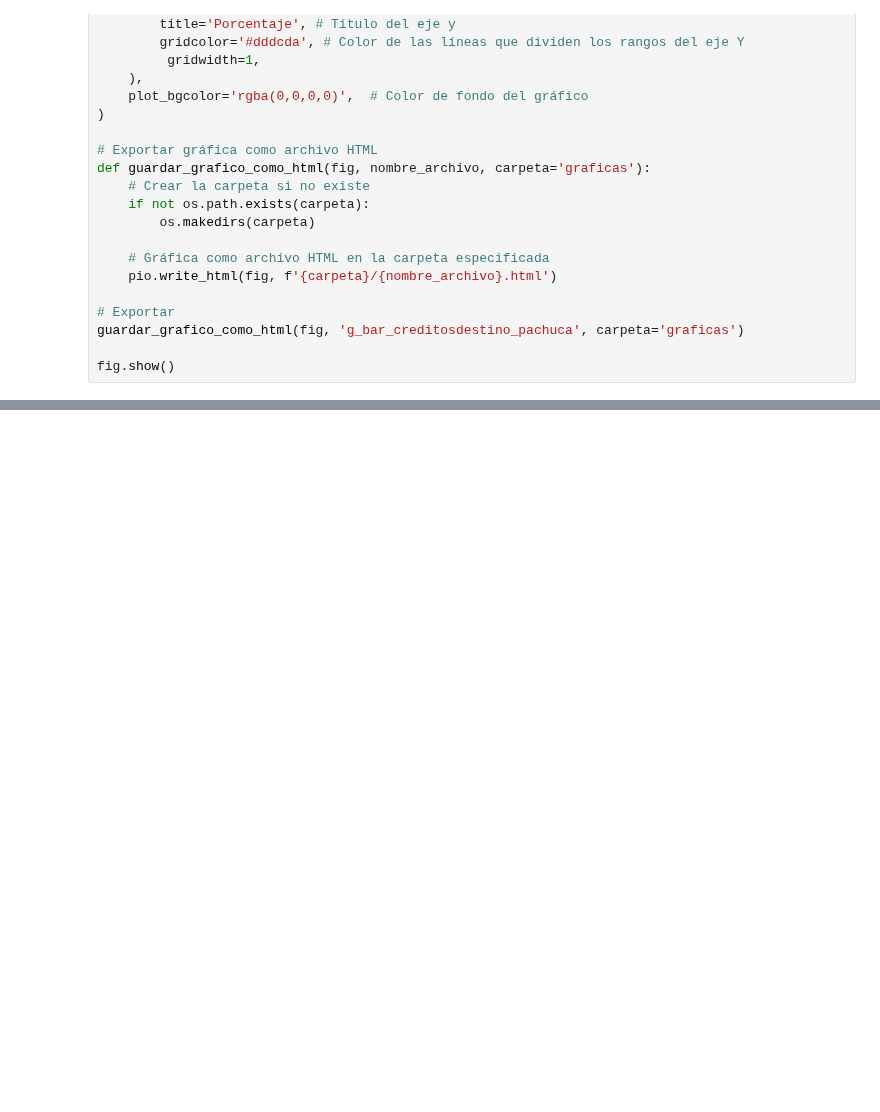
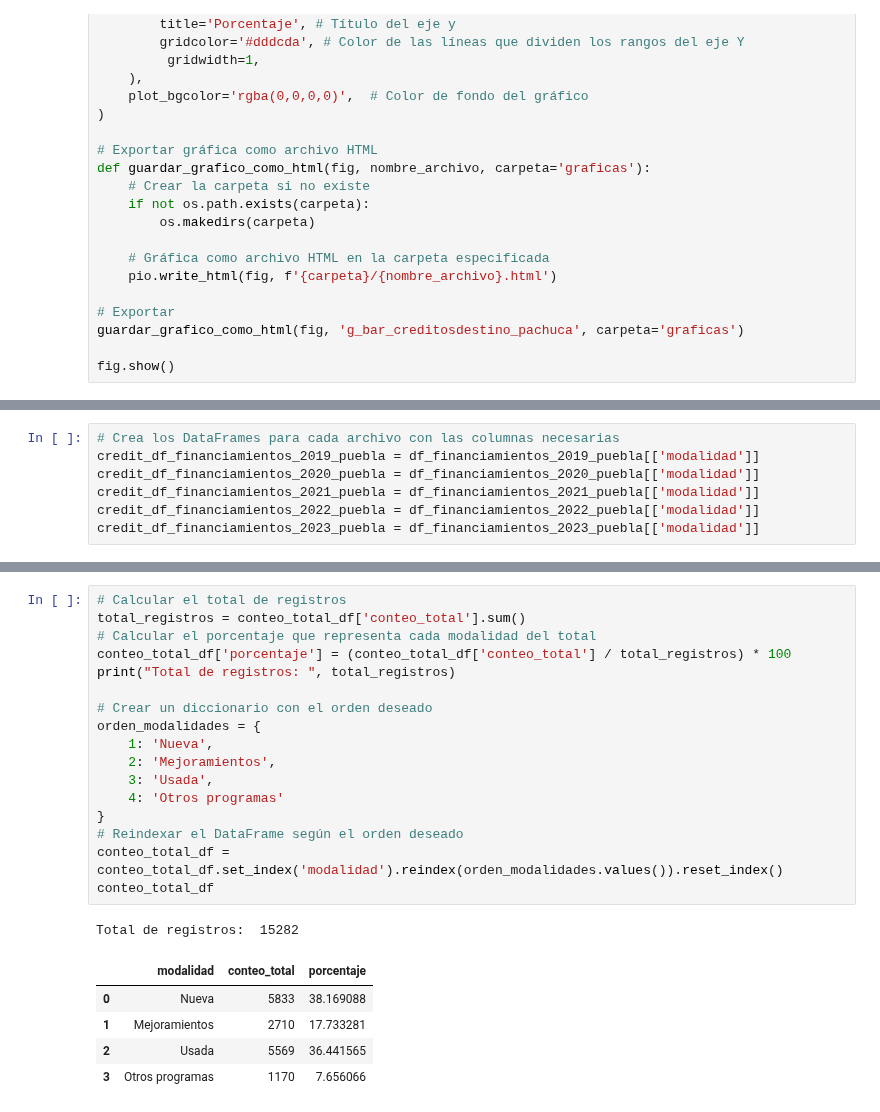
Before and after one commit to MiguelDWT4toCreativo/Datalpine, a Jupyter notebook: resources/jupyter/creditos.ipynb, the cells around one changed output, grey strips where cells are left out. Saved outputs shown, nothing was run; the diff lists cells and outputs as text; blank space fills up the shorter version.

```diff
--- a/resources/jupyter/creditos.ipynb
+++ b/resources/jupyter/creditos.ipynb
@@ -418,0 +539,7 @@ fig.show()
+# %%
+# Crea los DataFrames para cada archivo con las columnas necesarias
+credit_df_financiamientos_2019_puebla = df_financiamientos_2019_puebla[['modalidad']]
+credit_df_financiamientos_2020_puebla = df_financiamientos_2020_puebla[['modalidad']]
+credit_df_financiamientos_2021_puebla = df_financiamientos_2021_puebla[['modalidad']]
+credit_df_financiamientos_2022_puebla = df_financiamientos_2022_puebla[['modalidad']]
+credit_df_financiamientos_2023_puebla = df_financiamientos_2023_puebla[['modalidad']]
@@ -418,0 +583,24 @@ fig.show()
+# %%
+# Calcular el total de registros
+total_registros = conteo_total_df['conteo_total'].sum()
+# Calcular el porcentaje que representa cada modalidad del total
+conteo_total_df['porcentaje'] = (conteo_total_df['conteo_total'] / total_registros) * 100
+print("Total de registros: ", total_registros)
+
+# Crear un diccionario con el orden deseado
+orden_modalidades = {
+    1: 'Nueva',
+    2: 'Mejoramientos',
+    3: 'Usada',
+    4: 'Otros programas'
+}
+# Reindexar el DataFrame según el orden deseado
+conteo_total_df = conteo_total_df.set_index('modalidad').reindex(orden_modalidades.values()).reset_index()
+conteo_total_df
+# %% [output]
+Total de registros:  15282
+|  | modalidad | conteo_total | porcentaje |
+| 0 | Nueva | 5833 | 38.169088 |
+| 1 | Mejoramientos | 2710 | 17.733281 |
+| 2 | Usada | 5569 | 36.441565 |
+| 3 | Otros programas | 1170 | 7.656066 |
```
Also changed, not shown: parts of 15 cells of this notebook, 4 other files.
